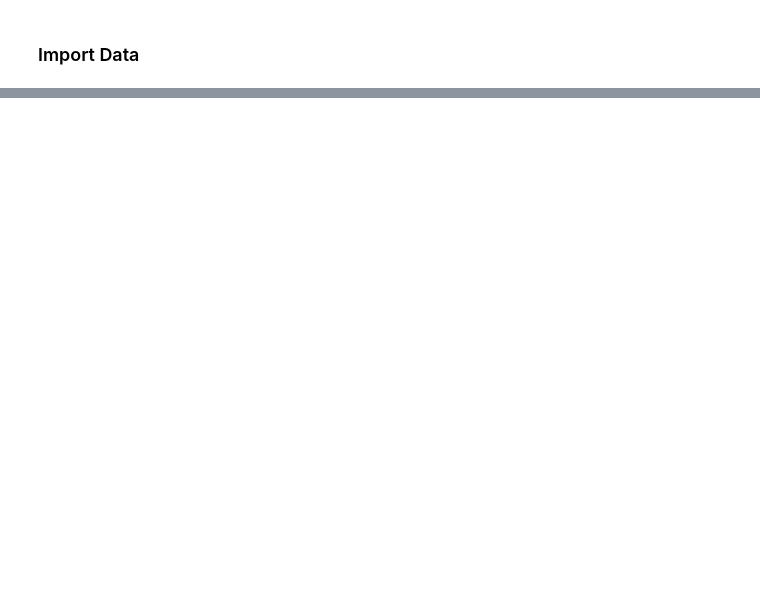
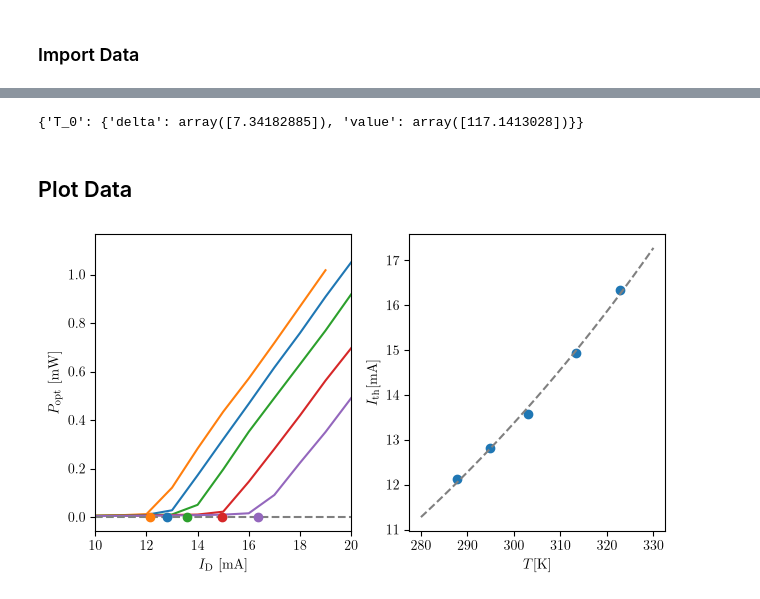
Before and after one commit to slegt/semiconductor_lab_1, a Jupyter notebook: b7/python/task2.ipynb, the cells around one changed output, grey strips where cells are left out. Saved outputs shown, nothing was run; the diff lists cells and outputs as text; code cells hidden in the pictures; blank space fills up the shorter version.

```diff
--- a/b7/python/task2.ipynb
+++ b/b7/python/task2.ipynb
@@ -20,0 +52,7 @@ df = pd.read_csv(data_dir / file_name)
+# %%
+I_ths: list[float] = []
+
+for df in dfs_enriched:
+    mask: pd.Series[bool] = df["P_opt_mW"] > 0.1
+    (m, I_th), cov = curve_fit(lasing_branch, df[mask]["I"], df[mask]["P_opt"])
+    I_ths.append(float(I_th))
@@ -20,0 +81,42 @@ df = pd.read_csv(data_dir / file_name)
+# %%
+T_1: float = temperatures[0]
+I_1: float = I_ths[0]
+
+
+def linear(T: npt.NDArray[np.float64], T_0: float) -> npt.NDArray[np.float64]:
+    return math.log(I_1) + (T - T_1) / T_0
+# %%
+T_0, cov = curve_fit(linear, temperatures, np.log(I_ths))
+pprint({"T_0": {"value": T_0, "delta": cov[0]}})
+# %% [output]
+{'T_0': {'delta': array([7.34182885]), 'value': array([117.1413028])}}
+# %% [markdown]
+## Plot Data
+# %%
+I_ths_mA = [I_th * 1e3 for I_th in I_ths]
+V_ths = [0 for _ in I_ths]
+
+T_fit = np.linspace(280, 330, 100)
+I_ths_fit = np.exp(linear(T_fit, T_0))
+I_ths_fit_mA = I_ths_fit * 1e3
+# %%
+with plt.rc_context(DOUBLE_COLUMN):
+    fig: Figure = plt.figure(layout="constrained")
+    ax1: Axes = fig.add_subplot(1, 2, 1)
+    ax2: Axes = fig.add_subplot(1, 2, 2)
+
+    for i, df in enumerate(dfs_enriched):
+        ax1.plot(df["I_mA"], df["P_opt_mW"])
+        ax1.scatter(I_ths_mA[i], 0, zorder=100)
+    ax1.set_xlabel(r"$I_\mathrm{D}$ [\unit{\milli\ampere}]")
+    ax1.set_ylabel(r"$P_\mathrm{opt}$ [\unit{\milli\watt}]")
+    ax1.set_xlim(10, 20)
+    ax1.hlines(y=0, xmin=10, xmax=100, color="grey", linestyle="--")
+
+    ax2.scatter(temperatures, I_ths_mA)
+    ax2.set_xlabel(r"$T [\unit{\kelvin}]$")
+    ax2.set_ylabel(r"$I_{\mathrm{th}} [\unit{\milli\ampere}]$")
+    ax2.plot(T_fit, I_ths_fit_mA, color="grey", linestyle="--")
+    plt.show()
+# %% [output]
+[figure, added]
```
Also changed, not shown: parts of 11 cells of this notebook, 17 other files.
